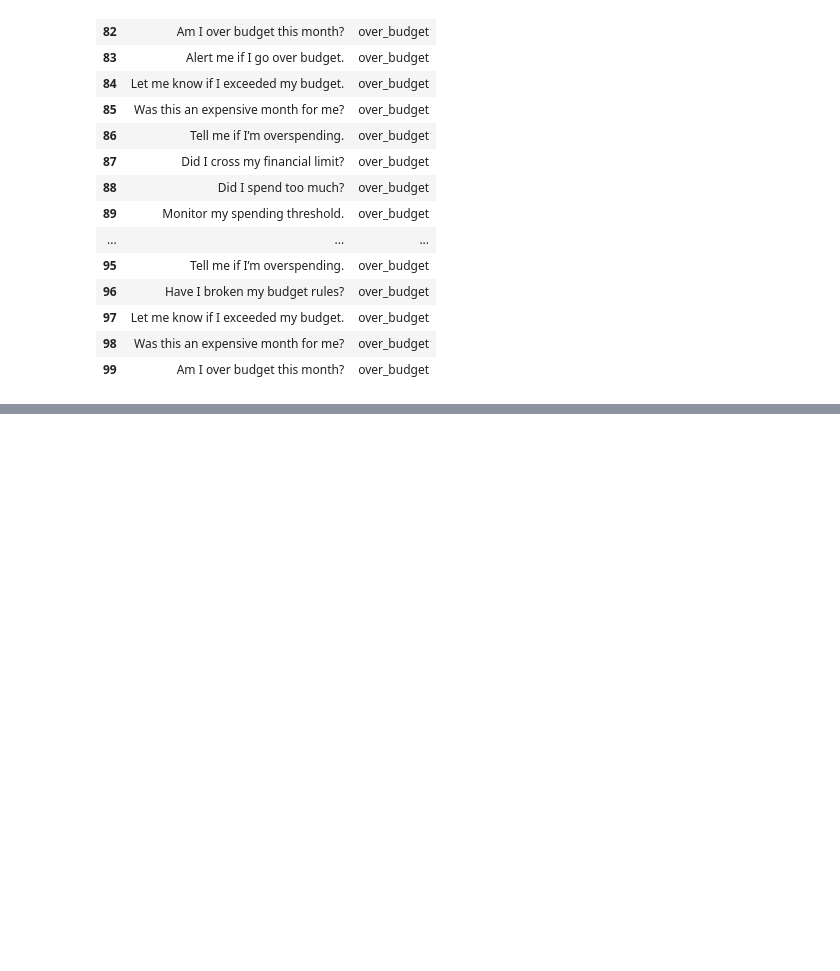
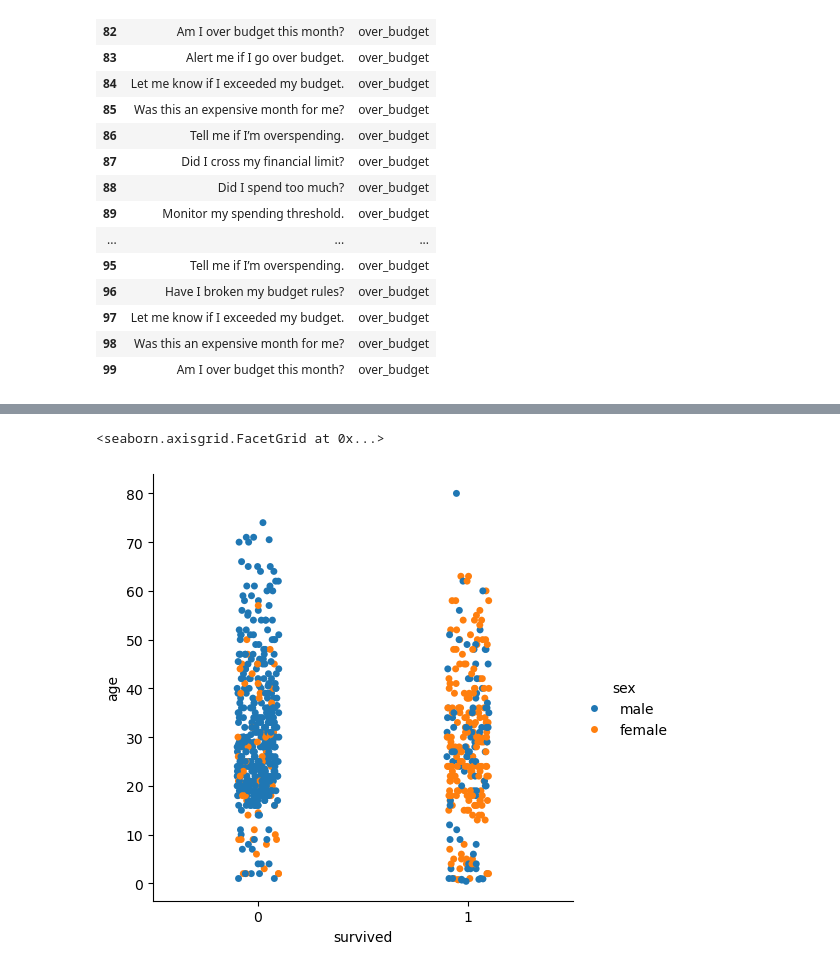
Before and after one commit to OussamaElm0/DS_pr, a Jupyter notebook: Prepa.ipynb, the cells around one changed output, grey strips where cells are left out. Saved outputs shown, nothing was run; the diff lists cells and outputs as text; code cells hidden in the pictures; blank space fills up the shorter version.

```diff
--- a/Prepa.ipynb
+++ b/Prepa.ipynb
@@ -785,0 +815,6 @@ df.loc[df['intent'] == "over_budget"]         # condition booléenne
+# %%
+titanic = sns.load_dataset('titanic')
+sns.catplot(x='survived', y='age', data=titanic, hue='sex')
+# %% [output]
+<seaborn.axisgrid.FacetGrid at 0x...>
+[figure, added]
```
Also changed, not shown: parts of 6 cells of this notebook.
